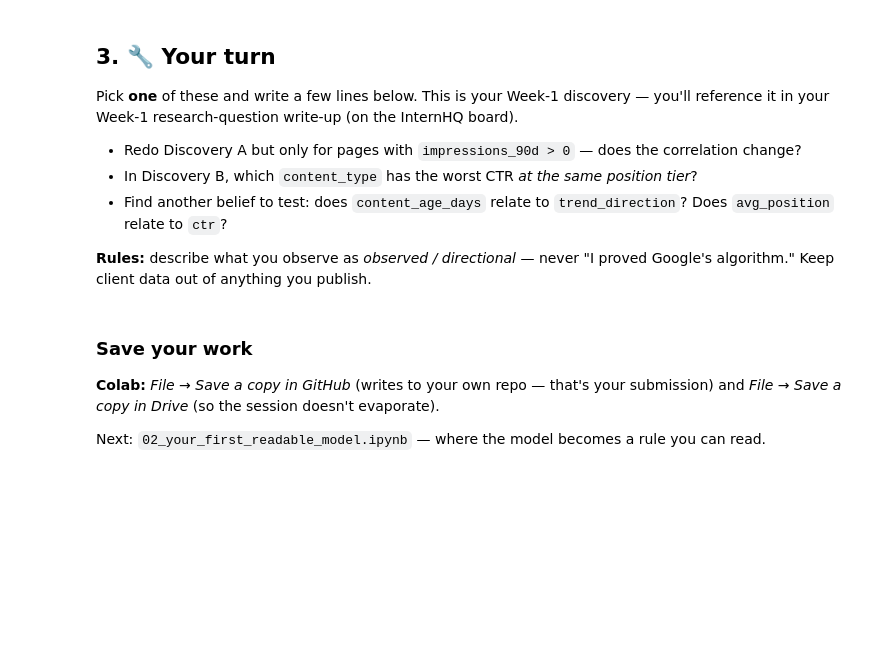
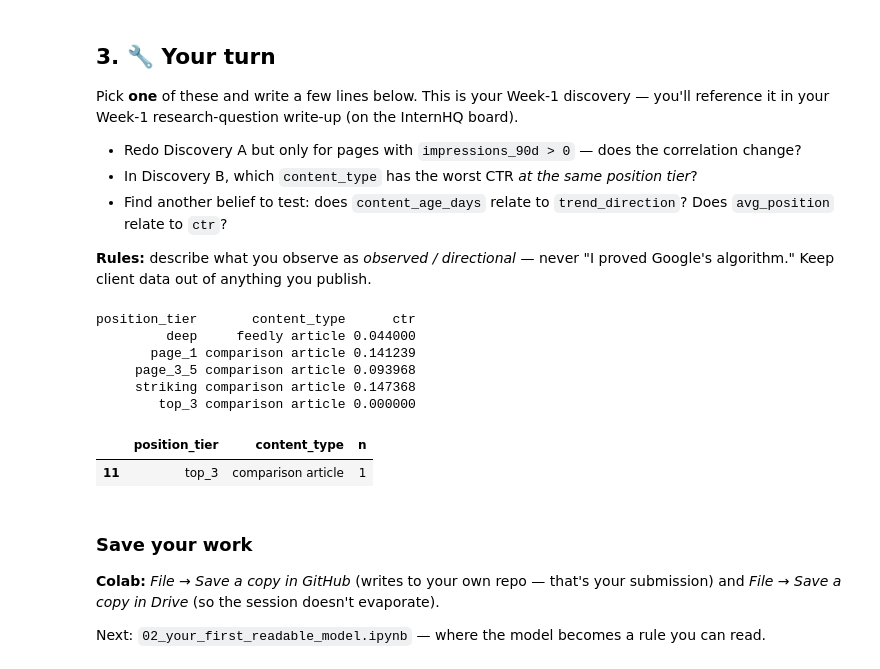
Before and after one commit to ameemaiqbal/flyrank-ml-internship, a Jupyter notebook: notebooks/01_first_look_and_discovery.ipynb, the cells around one changed output. Cells and saved outputs as stored; diff of their text form; code cells hidden in the pictures; blank space fills up the shorter version.

```diff
--- a/notebooks/01_first_look_and_discovery.ipynb
+++ b/notebooks/01_first_look_and_discovery.ipynb
@@ -101,0 +156,17 @@ Pick **one** of these and write a few lines below. This is your Week-1 discovery
+# %%
+# Your discovery here
+worst_ctr = visible.groupby(["position_tier", "content_type"])["ctr"].mean().reset_index()
+worst_per_tier = worst_ctr.loc[worst_ctr.groupby("position_tier")["ctr"].idxmin()]
+print(worst_per_tier.sort_values("position_tier").to_string(index=False))
+# %% [output]
+position_tier       content_type      ctr
+         deep     feedly article 0.044000
+       page_1 comparison article 0.141239
+     page_3_5 comparison article 0.093968
+     striking comparison article 0.147368
+        top_3 comparison article 0.000000
+# %%
+visible.groupby(["position_tier", "content_type"]).size().reset_index(name="n").query("position_tier == 'top_3' and content_type == 'comparison article'")
+# %% [output]
+|  | position_tier | content_type | n |
+| 11 | top_3 | comparison article | 1 |
```
Also changed, not shown: parts of 10 cells of this notebook.
